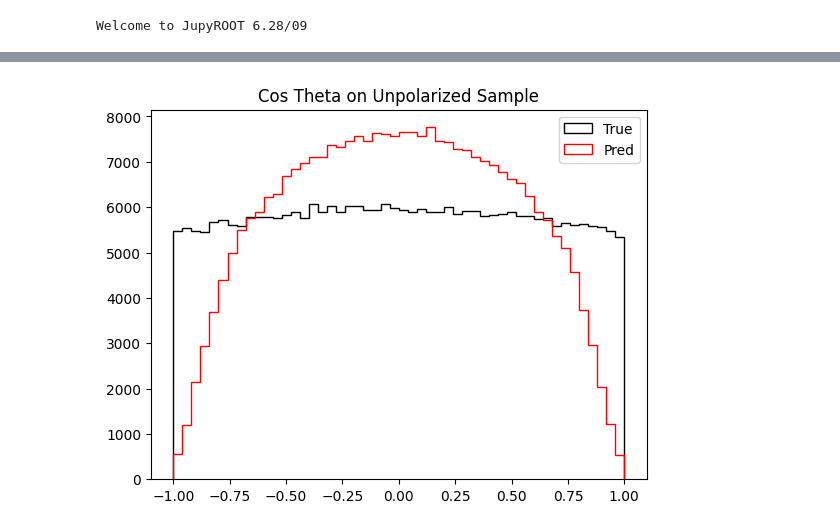
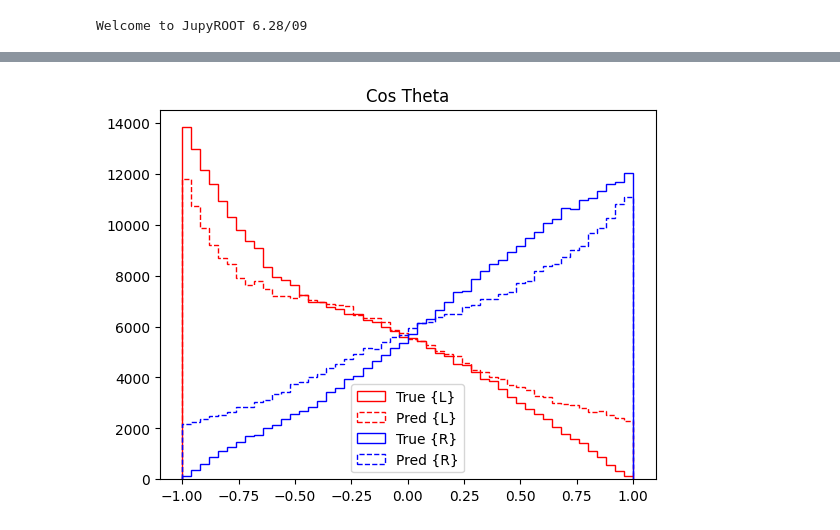
Before and after one commit to LukeV37/Top_Polarimetry, a Jupyter notebook: model/Eval.ipynb, the cells around one changed output, grey strips where cells are left out. Saved outputs shown, nothing was run; the diff lists cells and outputs as text; code cells hidden in the pictures.

```diff
--- a/model/Eval.ipynb
+++ b/model/Eval.ipynb
@@ -106,23 +105,40 @@ Done training!
 # %%
-cos_theta_true=[]
-cos_theta_pred=[]
-events = len(true_top)
+cos_theta_true_L=[]
+cos_theta_pred_L=[]
+events = len(true_top_L)
 for event in range(events):
-    vec_top_true = TLorentzVector(true_top[event,0],true_top[event,1],true_top[event,2],true_top[event,3])
-    vec_top_pred = TLorentzVector(pred_top[event,0],pred_top[event,1],pred_top[event,2],pred_top[event,3])
-    vec_bottom_true = TVector3(true_bottom[event,0],true_bottom[event,1],true_bottom[event,2])
-    vec_bottom_pred = TVector3(pred_bottom[event,0],pred_bottom[event,1],pred_bottom[event,2])
+    vec_top_true_L = TLorentzVector(true_top_L[event,0],true_top_L[event,1],true_top_L[event,2],true_top_L[event,3])
+    vec_top_pred_L = TLorentzVector(pred_top_L[event,0],pred_top_L[event,1],pred_top_L[event,2],pred_top_L[event,3])
+    vec_quark_true_L = TVector3(true_quark_L[event,0],true_quark_L[event,1],true_quark_L[event,2])
+    vec_quark_pred_L = TVector3(pred_quark_L[event,0],pred_quark_L[event,1],pred_quark_L[event,2])
 
-    vec_top_true = vec_top_true.Vect().Unit()
-    vec_top_pred = vec_top_pred.Vect().Unit()
+    vec_top_true_L = vec_top_true_L.Vect().Unit()
+    vec_top_pred_L = vec_top_pred_L.Vect().Unit()
 
-    cos_theta_true.append(vec_top_true.Dot(vec_bottom_true))
-    cos_theta_pred.append(vec_top_pred.Dot(vec_bottom_pred))
+    cos_theta_true_L.append(vec_top_true_L.Dot(vec_quark_true_L.Unit()))
+    cos_theta_pred_L.append(vec_top_pred_L.Dot(vec_quark_pred_L.Unit()))
+# %%
+cos_theta_true_R=[]
+cos_theta_pred_R=[]
+events = len(true_top_R)
+for event in range(events):
+    vec_top_true_R = TLorentzVector(true_top_R[event,0],true_top_R[event,1],true_top_R[event,2],true_top_R[event,3])
+    vec_top_pred_R = TLorentzVector(pred_top_R[event,0],pred_top_R[event,1],pred_top_R[event,2],pred_top_R[event,3])
+    vec_quark_true_R = TVector3(true_quark_R[event,0],true_quark_R[event,1],true_quark_R[event,2])
+    vec_quark_pred_R = TVector3(pred_quark_R[event,0],pred_quark_R[event,1],pred_quark_R[event,2])
+
+    vec_top_true_R = vec_top_true_R.Vect().Unit()
+    vec_top_pred_R = vec_top_pred_R.Vect().Unit()
+
+    cos_theta_true_R.append(vec_top_true_R.Dot(vec_quark_true_R.Unit()))
+    cos_theta_pred_R.append(vec_top_pred_R.Dot(vec_quark_pred_R.Unit()))
 # %%
-plt.title("Cos Theta on Unpolarized Sample")
-plt.hist(cos_theta_true,histtype='step',bins=50,range=(-1,1),color='k',label='True')
-plt.hist(cos_theta_pred,histtype='step',bins=50,range=(-1,1),color='r',label='Pred')
+plt.title("Cos Theta")
+plt.hist(cos_theta_true_L,histtype='step',bins=50,range=(-1,1),color='r',label='True {L}',linestyle="-")
+plt.hist(cos_theta_pred_L,histtype='step',bins=50,range=(-1,1),color='r',label='Pred {L}',linestyle="--")
+plt.hist(cos_theta_true_R,histtype='step',bins=50,range=(-1,1),color='b',label='True {R}',linestyle="-")
+plt.hist(cos_theta_pred_R,histtype='step',bins=50,range=(-1,1),color='b',label='Pred {R}',linestyle="--")
 plt.legend()
 plt.show()
 # %% [output]
-[figure, old version]
+[figure, new version]
```
Also changed, not shown: parts of 12 cells of this notebook.
